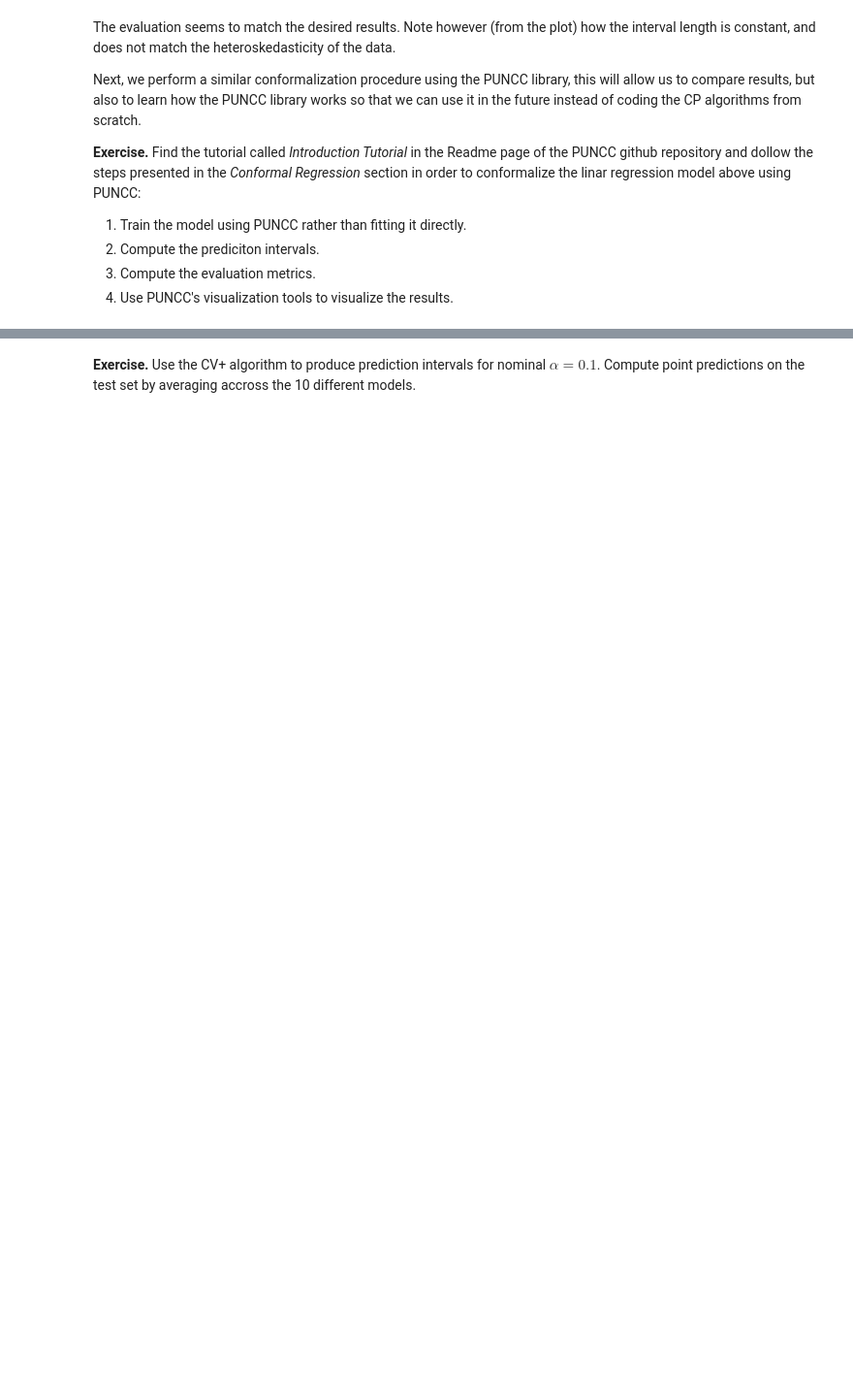
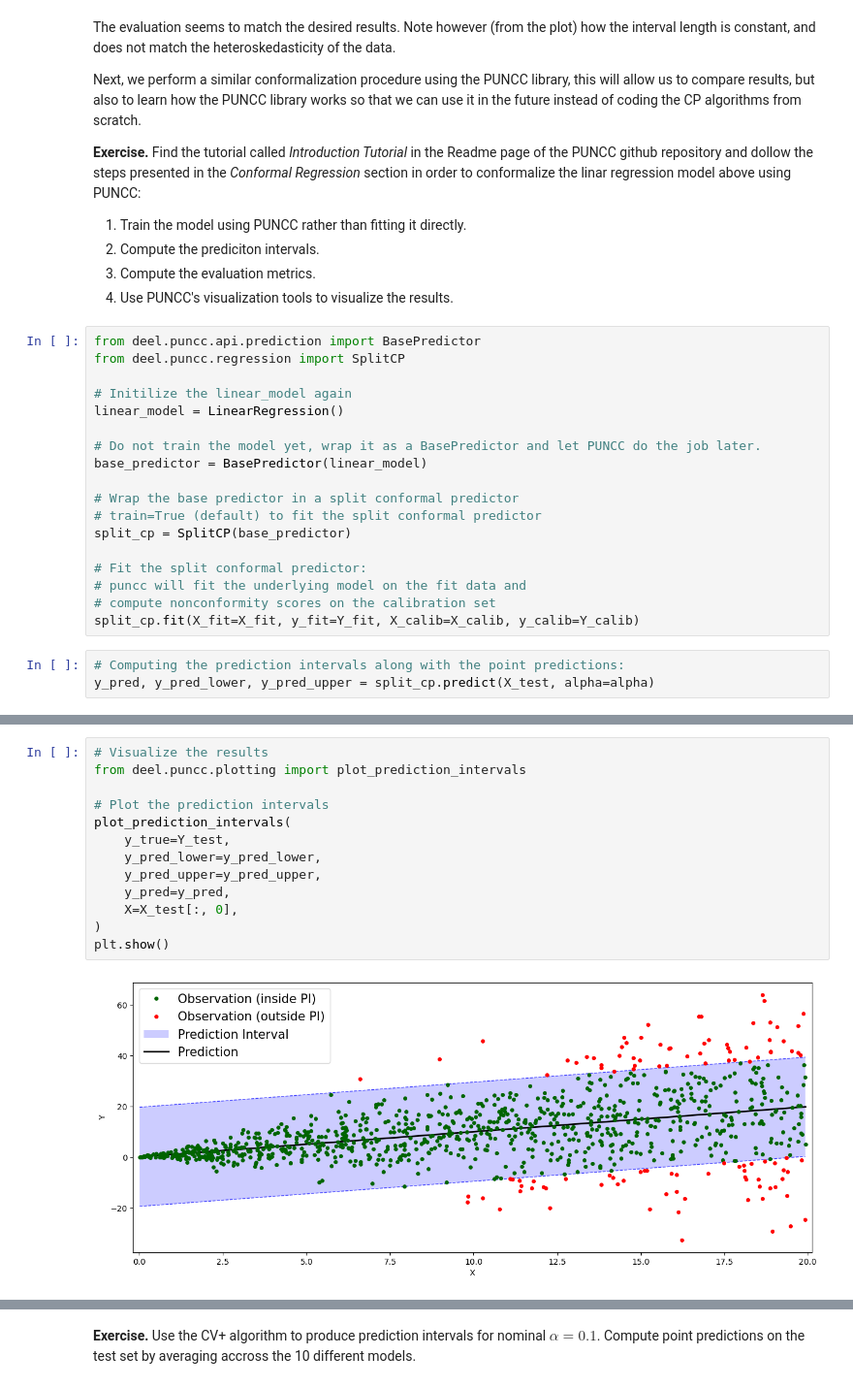
Before and after one commit to JuliaSfflt/AIF, a Jupyter notebook: conformal/conformal_unsolved.ipynb, the cells around one changed output, grey strips where cells are left out. Shown at 97% size. Cells and saved outputs as stored; diff of their text form; blank space fills up the shorter version.

```diff
--- a/conformal/conformal_unsolved.ipynb
+++ b/conformal/conformal_unsolved.ipynb
@@ -252,3 +263,24 @@ Next, we perform a similar conformalization procedure using the PUNCC library, t
 2. Compute the prediciton intervals.
 3. Compute the evaluation metrics.
 4. Use PUNCC's visualization tools to visualize the results.
+# %%
+from deel.puncc.api.prediction import BasePredictor
+from deel.puncc.regression import SplitCP
+
+# Initilize the linear_model again
+linear_model = LinearRegression()
+
+# Do not train the model yet, wrap it as a BasePredictor and let PUNCC do the job later.
+base_predictor = BasePredictor(linear_model)
+
+# Wrap the base predictor in a split conformal predictor
+# train=True (default) to fit the split conformal predictor
+split_cp = SplitCP(base_predictor)
+
+# Fit the split conformal predictor:
+# puncc will fit the underlying model on the fit data and
+# compute nonconformity scores on the calibration set
+split_cp.fit(X_fit=X_fit, y_fit=Y_fit, X_calib=X_calib, y_calib=Y_calib)
+# %%
+# Computing the prediction intervals along with the point predictions:
+y_pred, y_pred_lower, y_pred_upper = split_cp.predict(X_test, alpha=alpha)
@@ -255,2 +299,17 @@ Next, we perform a similar conformalization procedure using the PUNCC library, t
+# %%
+# Visualize the results
+from deel.puncc.plotting import plot_prediction_intervals
+
+# Plot the prediction intervals
+plot_prediction_intervals(
+    y_true=Y_test,
+    y_pred_lower=y_pred_lower,
+    y_pred_upper=y_pred_upper,
+    y_pred=y_pred,
+    X=X_test[:, 0],
+)
+plt.show()
+# %% [output]
+[figure, added]
 # %% [markdown]
 ## 3. Cross-Validation+ (CV+)
```
Also changed, not shown: parts of 25 cells of this notebook.
